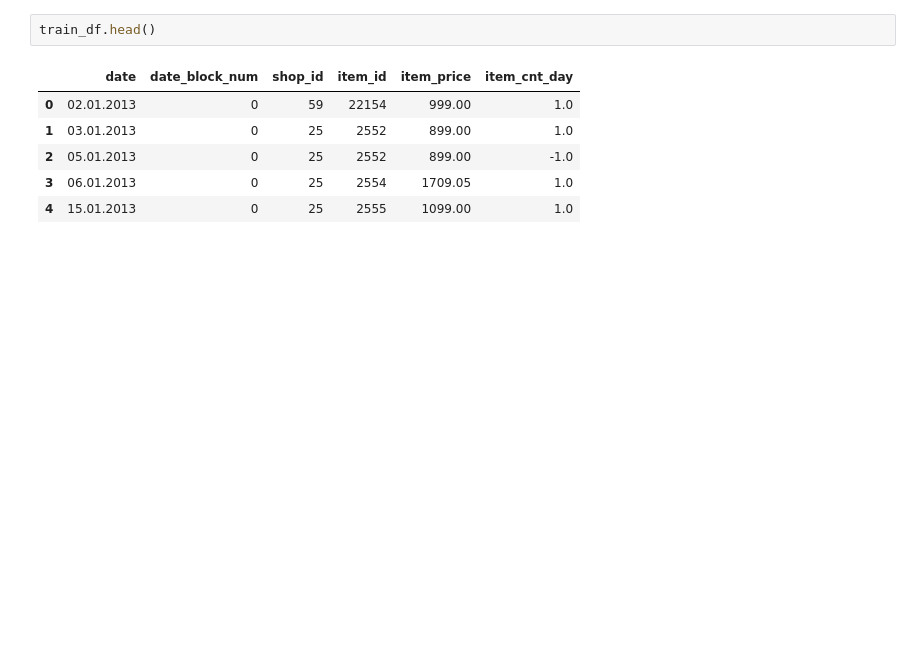
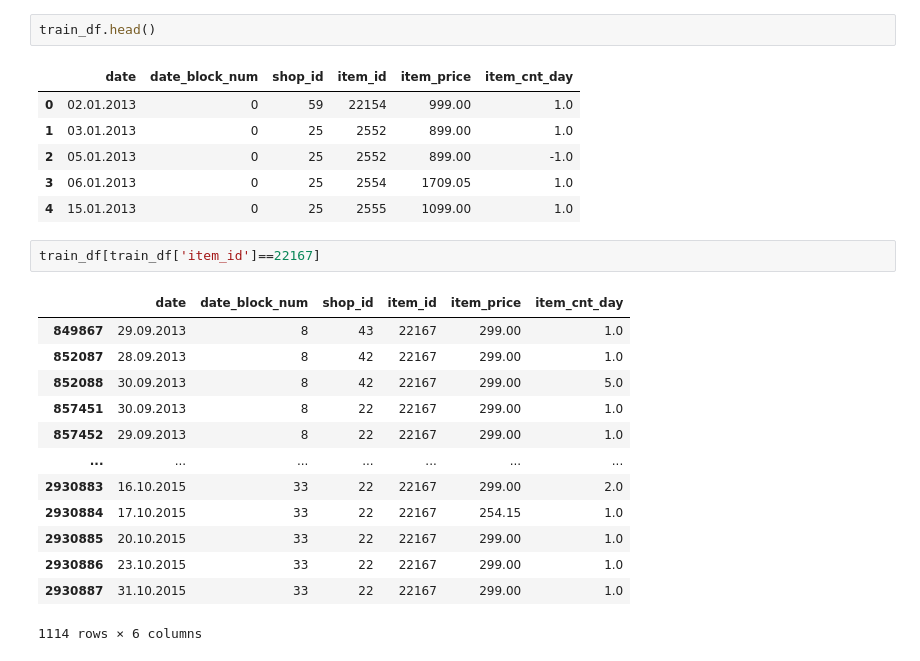
Before and after one commit to dkdkdkdkd/kaggle_study, a Jupyter notebook: kaggle_study_project/kaggle_predict_future_sales.ipynb, the cells around one changed output. Cells and saved outputs as stored; diff of their text form; blank space fills up the shorter version.

```diff
--- a/kaggle_study_project/kaggle_predict_future_sales.ipynb
+++ b/kaggle_study_project/kaggle_predict_future_sales.ipynb
@@ -123,4 +105,20 @@ train_df.head()
 | 2 | 05.01.2013 | 0 | 25 | 2552 | 899.00 | -1.0 |
 | 3 | 06.01.2013 | 0 | 25 | 2554 | 1709.05 | 1.0 |
 | 4 | 15.01.2013 | 0 | 25 | 2555 | 1099.00 | 1.0 |
+# %%
+train_df[train_df['item_id']==22167]
+# %% [output]
+|  | date | date_block_num | shop_id | item_id | item_price | item_cnt_day |
+| 849867 | 29.09.2013 | 8 | 43 | 22167 | 299.00 | 1.0 |
+| 852087 | 28.09.2013 | 8 | 42 | 22167 | 299.00 | 1.0 |
+| 852088 | 30.09.2013 | 8 | 42 | 22167 | 299.00 | 5.0 |
+| 857451 | 30.09.2013 | 8 | 22 | 22167 | 299.00 | 1.0 |
+| 857452 | 29.09.2013 | 8 | 22 | 22167 | 299.00 | 1.0 |
+| ... | ... | ... | ... | ... | ... | ... |
+| 2930883 | 16.10.2015 | 33 | 22 | 22167 | 299.00 | 2.0 |
+| 2930884 | 17.10.2015 | 33 | 22 | 22167 | 254.15 | 1.0 |
+| 2930885 | 20.10.2015 | 33 | 22 | 22167 | 299.00 | 1.0 |
+| 2930886 | 23.10.2015 | 33 | 22 | 22167 | 299.00 | 1.0 |
+| 2930887 | 31.10.2015 | 33 | 22 | 22167 | 299.00 | 1.0 |
+1114 rows × 6 columns
 # %%
```
Also changed, not shown: parts of 37 cells of this notebook, 5 other files.
